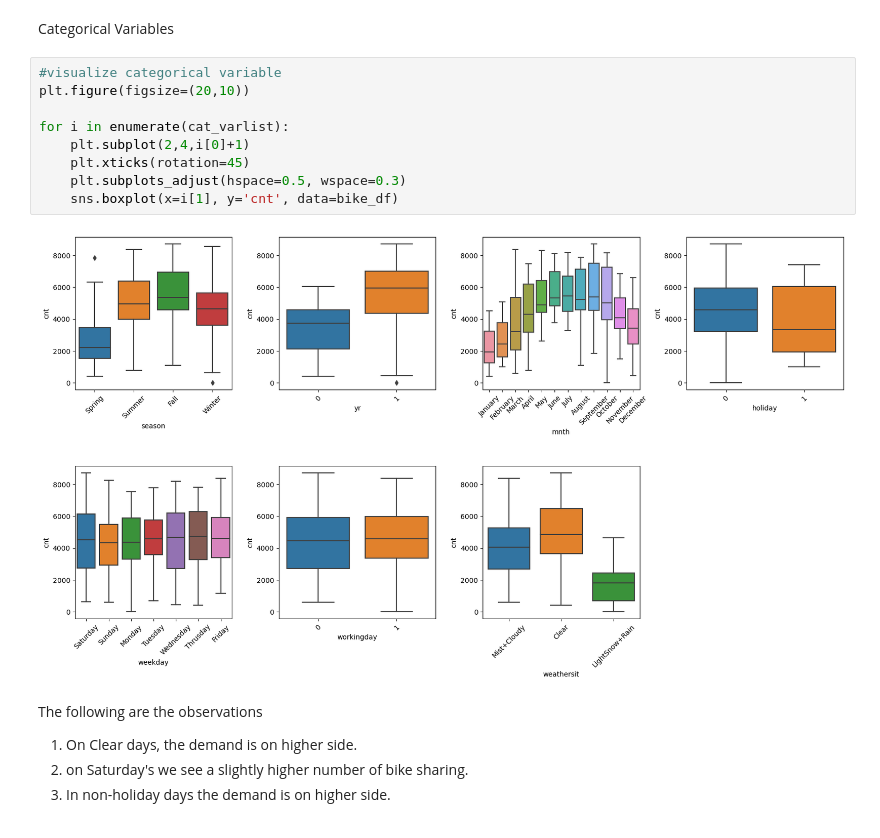
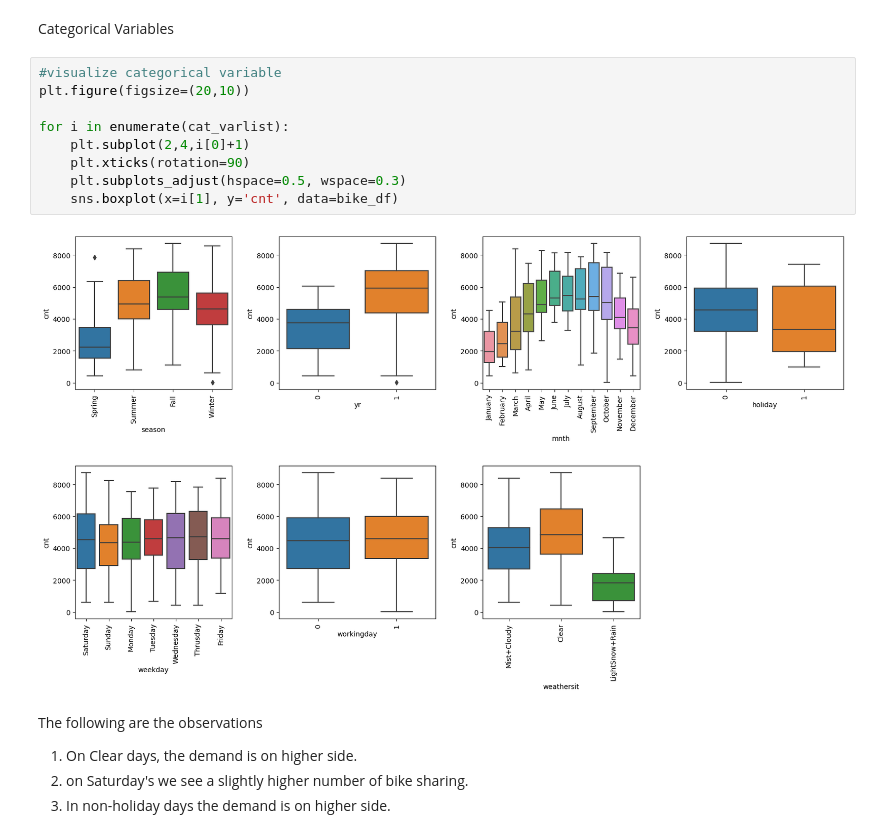
Before and after one commit to dasamitkumar/BikeSharingCaseStudy, a Jupyter notebook: Bike_Sharing_CaseStudy.ipynb, the cells around one changed output. Cells and saved outputs as stored; diff of their text form.

```diff
--- a/Bike_Sharing_CaseStudy.ipynb
+++ b/Bike_Sharing_CaseStudy.ipynb
@@ -171,14 +171,14 @@ Categorical Variables
 # %%
 #visualize categorical variable
 plt.figure(figsize=(20,10))
 
 for i in enumerate(cat_varlist):
     plt.subplot(2,4,i[0]+1)
-    plt.xticks(rotation=45)
+    plt.xticks(rotation=90)
     plt.subplots_adjust(hspace=0.5, wspace=0.3)
     sns.boxplot(x=i[1], y='cnt', data=bike_df)
 # %% [output]
-[figure, old version]
+[figure, new version]
 # %% [markdown]
 The following are the observations
 1. On Clear days, the demand is on higher side.
```
Also changed, not shown: parts of 19 cells of this notebook.
